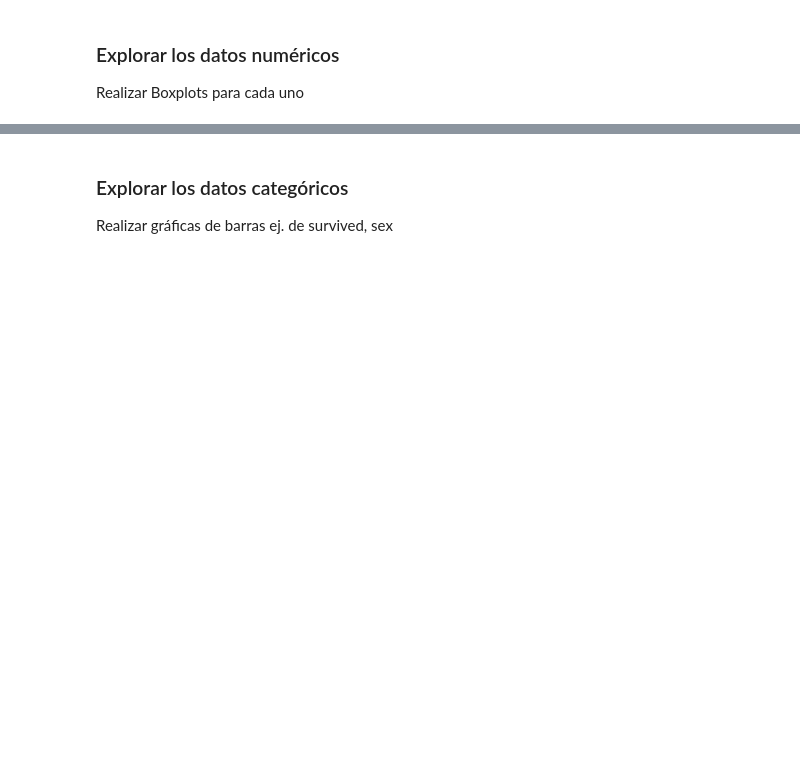
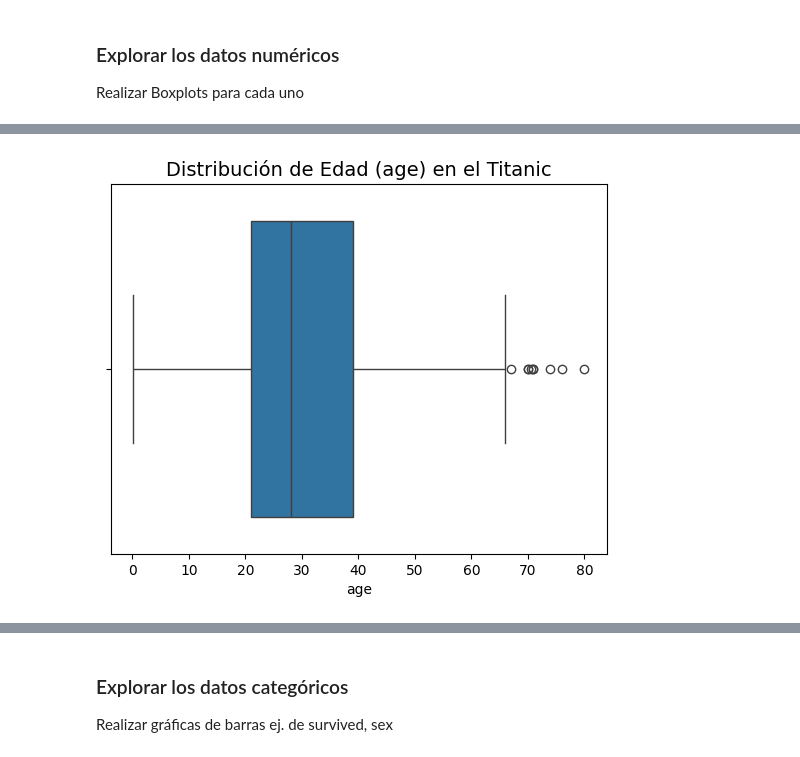
Before and after one commit to JosueSay/DataMining, a Jupyter notebook: ht/h1/03-Vida_facil.ipynb, the cells around one changed output, grey strips where cells are left out. Cells and saved outputs as stored; diff of their text form; code cells hidden in the pictures; blank space fills up the shorter version.

```diff
--- a/ht/h1/03-Vida_facil.ipynb
+++ b/ht/h1/03-Vida_facil.ipynb
@@ -96,2 +109,16 @@ Varias de las columnas son categóricas, habrá que codificarlas
 # %% [markdown]
 ### Estandarizar los nombres de las columnas:
+# %%
+numCol = 0
+new_columns = dataTransf.columns.to_list() # Obtener el listado de nombre de columnas en un listado
+
+# Obtener nuevos nombres de columnas
+for col in vNominal:
+    cat = categorias[col]
+    for nCat in range(len(cat)):
+        if pd.isna(cat[nCat]):
+            continue  # Si la categoría es NaN, omitirla
+        new_columns[numCol] = f"{col}_{cat[nCat]}"
+        numCol += 1
+
+dataTransf.columns = new_columns # Estandarizar el nombre de las columnas
@@ -98,2 +149,13 @@ Varias de las columnas son categóricas, habrá que codificarlas
 # %% [markdown]
 ### Eliminar filas duplicadas
+# %%
+datos_num = datos[["pclass", "survived", "name", "age", "sibsp", "parch", "fare"]]
+titanic = pd.concat([datos_num, dataTransf], axis=1)
+
+duplicados = titanic.duplicated().sum()
+
+if duplicados > 0:
+  duplicados = duplicados.drop_duplicates()
+  print(f"Se eliminaron {duplicados} observaciones.")
+else:
+  print("No hay observaciones duplicadas.")
@@ -101,3 +169,11 @@ Varias de las columnas son categóricas, habrá que codificarlas
 ### Reemplazar valores faltantes
 # %% [markdown]
 ### Eliminar filas con valores faltantes
+# %%
+res_nan = titanic.isnull().sum()
+
+if res_nan.sum() > 0:
+    print(f"Existen {res_nan.sum()} observaciones NaN")
+    titanic.dropna(inplace=True)
+else:
+    print("No existen valores NaN")
@@ -105,3 +202,8 @@ Varias de las columnas son categóricas, habrá que codificarlas
 ### Explorar los datos numéricos
 
 Realizar Boxplots para cada uno
+# %%
+ageDF = titanic["age"]
+fareDF = titanic["fare"]
+sibspDF = titanic["sibsp"]
+parchDF = titanic["parch"]
@@ -107,0 +214,6 @@ Realizar Boxplots para cada uno
+# %%
+sns.boxplot(data=ageDF, orient="h")
+plt.title("Distribución de Edad (age) en el Titanic", fontsize=14)
+plt.show()
+# %% [output]
+[figure, added]
```
Also changed, not shown: parts of 36 cells of this notebook, 1 other file.
